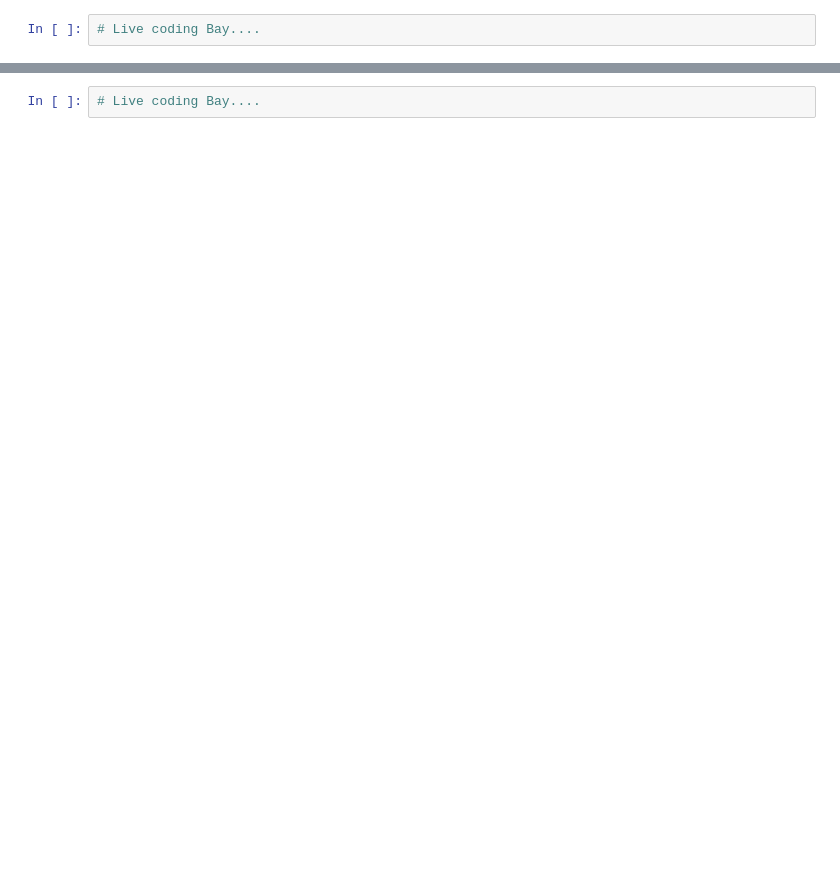
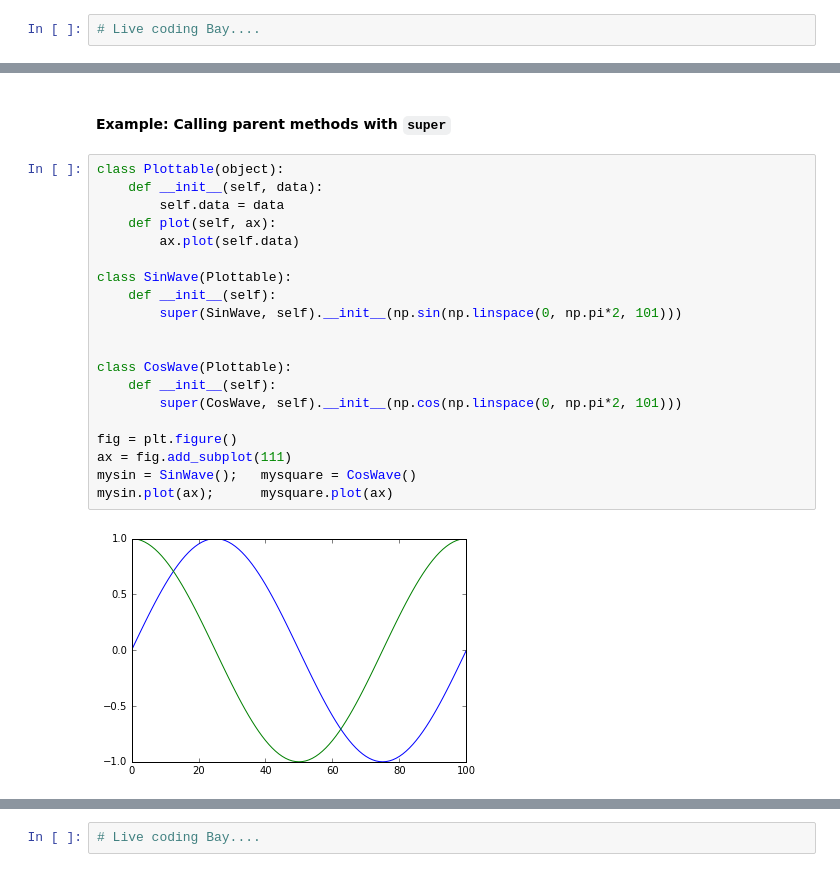
Before and after one commit to ngcm/summer-academy-2016-basics, a Jupyter notebook: Intermediate_Python/Index.ipynb, the cells around one changed output, grey strips where cells are left out. Drawn from its saved outputs; the diff is of its cells as text; blank space fills up the shorter version.

```diff
--- a/Intermediate_Python/Index.ipynb
+++ b/Intermediate_Python/Index.ipynb
@@ -450,0 +597,24 @@ Container.print_data(b)
+# %% [markdown]
+#### Example: Calling parent methods with `super`
+# %%
+class Plottable(object):
+    def __init__(self, data):
+        self.data = data
+    def plot(self, ax):
+        ax.plot(self.data)
+
+class SinWave(Plottable):
+    def __init__(self):
+        super(SinWave, self).__init__(np.sin(np.linspace(0, np.pi*2, 101)))
+
+
+class CosWave(Plottable):
+    def __init__(self):
+        super(CosWave, self).__init__(np.cos(np.linspace(0, np.pi*2, 101)))
+
+fig = plt.figure()
+ax = fig.add_subplot(111)
+mysin = SinWave();   mysquare = CosWave()
+mysin.plot(ax);      mysquare.plot(ax)
+# %% [output]
+[figure, added]
```
Also changed, not shown: parts of 46 cells of this notebook.
